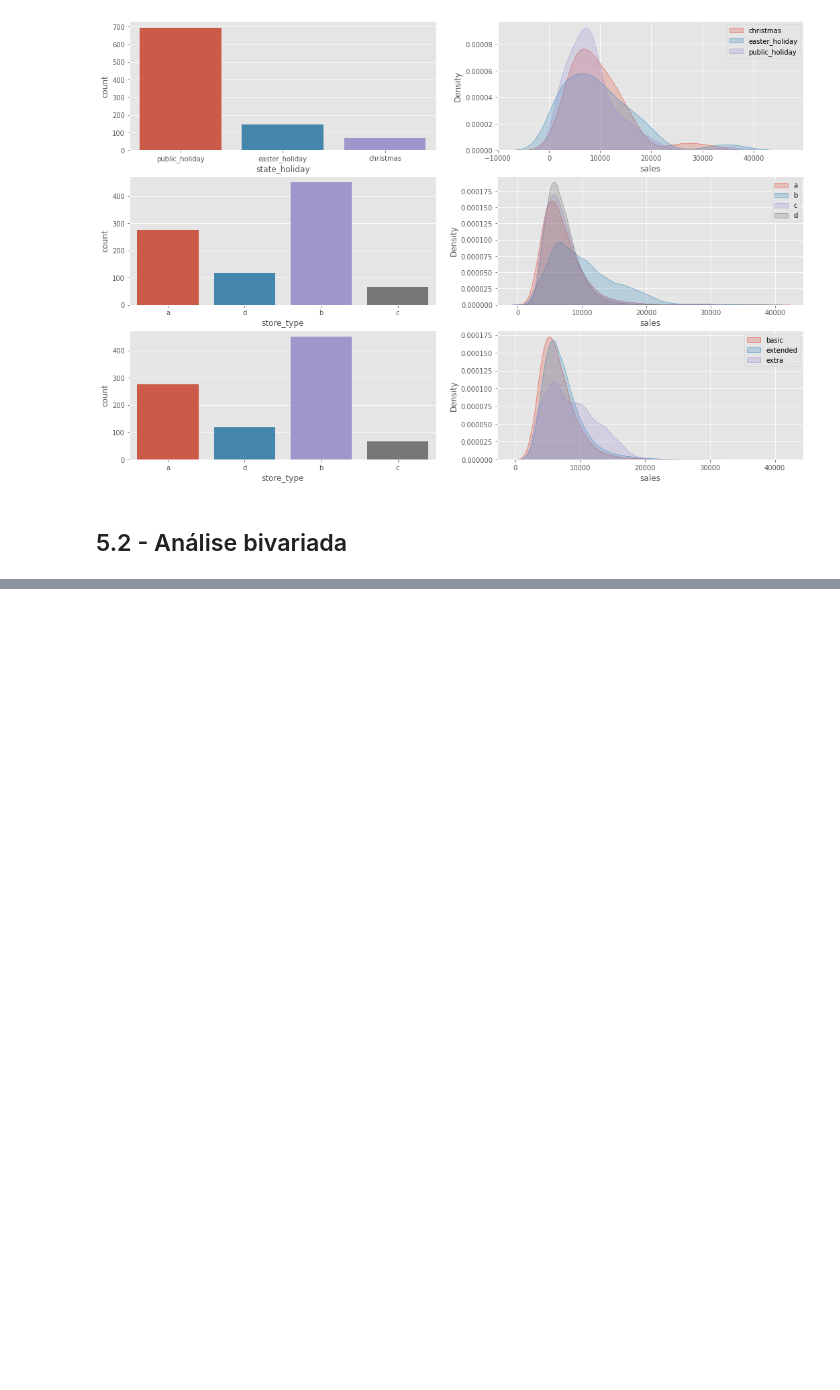
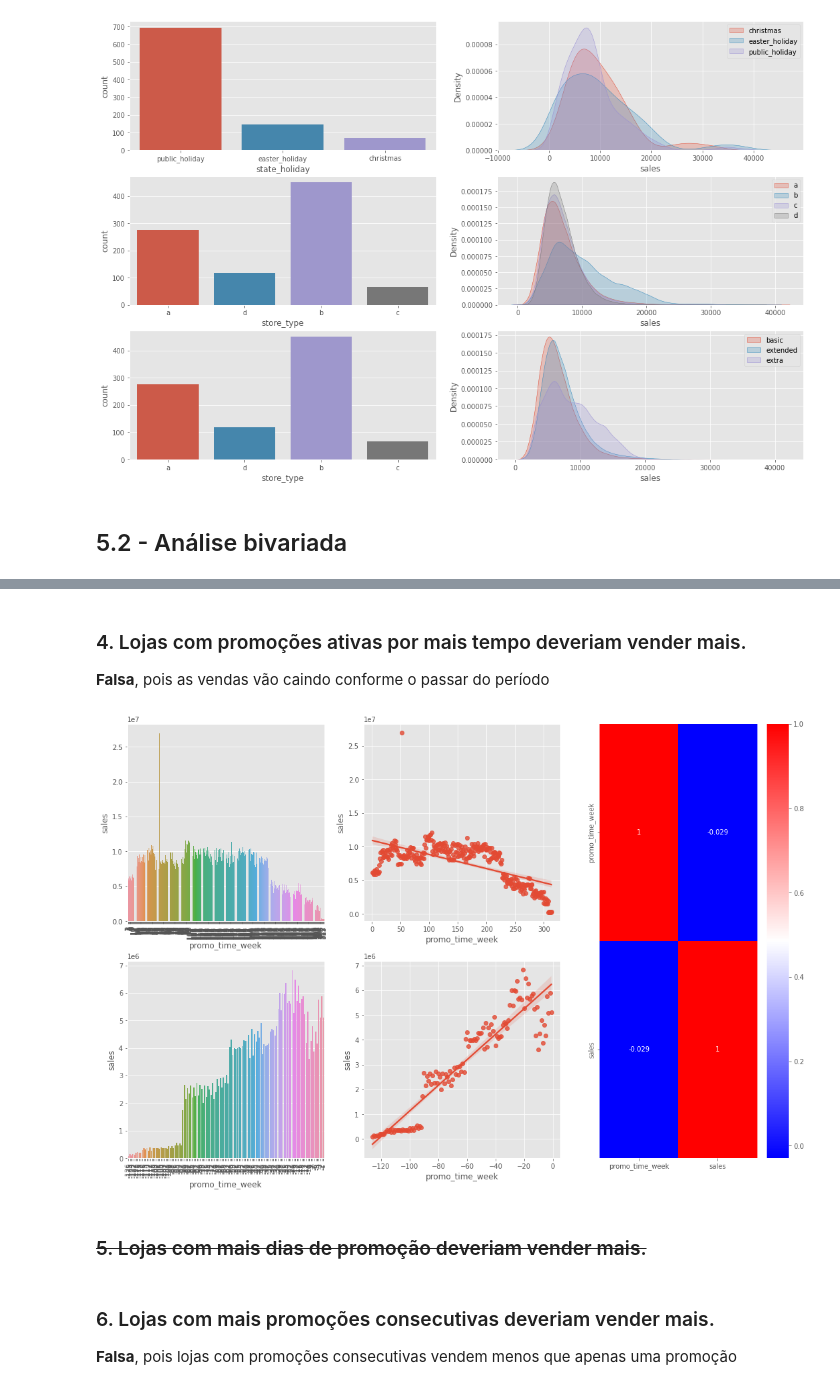
Before and after one commit to jhonatanmarques92/rossmann_sales_prediction, a Jupyter notebook: modulo_4_store_sales_prediction.ipynb, the cells around one changed output, grey strips where cells are left out. Drawn from its saved outputs; the diff is of its cells as text; code cells hidden in the pictures; blank space fills up the shorter version.

```diff
--- a/modulo_4_store_sales_prediction.ipynb
+++ b/modulo_4_store_sales_prediction.ipynb
@@ -576,0 +512,35 @@ plt.xticks(rotation=90);
+# %% [markdown]
+### 4. Lojas com promoções ativas por mais tempo deveriam vender mais.
+**Falsa**, pois as vendas vão caindo conforme o passar do período
+# %%
+aux = df4.groupby('promo_time_week', as_index=False)['sales'].sum()
+
+positive_promo = aux[aux['promo_time_week'] > 0]
+negative_promo = aux[aux['promo_time_week'] < 0]
+
+grid = plt.GridSpec(2, 3)
+plt.figure(figsize=(18,12))
+
+plt.subplot(grid[0, 0])
+sns.barplot(x='promo_time_week', y='sales', data=positive_promo)
+plt.xticks(rotation=90)
+
+plt.subplot(grid[1, 0])
+sns.barplot(x='promo_time_week', y='sales', data=negative_promo)
+plt.xticks(rotation=90)
+
+plt.subplot(grid[0, 1])
+sns.regplot(x='promo_time_week', y='sales', data=positive_promo)
+
+plt.subplot(grid[1, 1])
+sns.regplot(x='promo_time_week', y='sales', data=negative_promo)
+
+plt.subplot(grid[:, 2])
+sns.heatmap(aux.corr(), annot=True, cmap='bwr');
+# %% [output]
+[figure, added]
+# %% [markdown]
+### <s>5. Lojas com mais dias de promoção deveriam vender mais.</s>
+# %% [markdown]
+### 6. Lojas com mais promoções consecutivas deveriam vender mais.
+**Falsa**, pois lojas com promoções consecutivas vendem menos que apenas uma promoção
```
Also changed, not shown: parts of 48 cells of this notebook.
